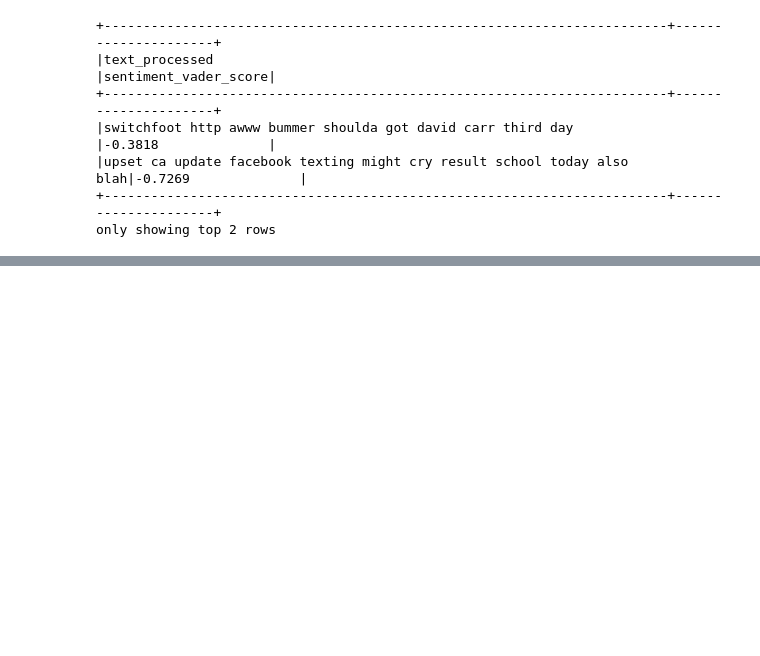
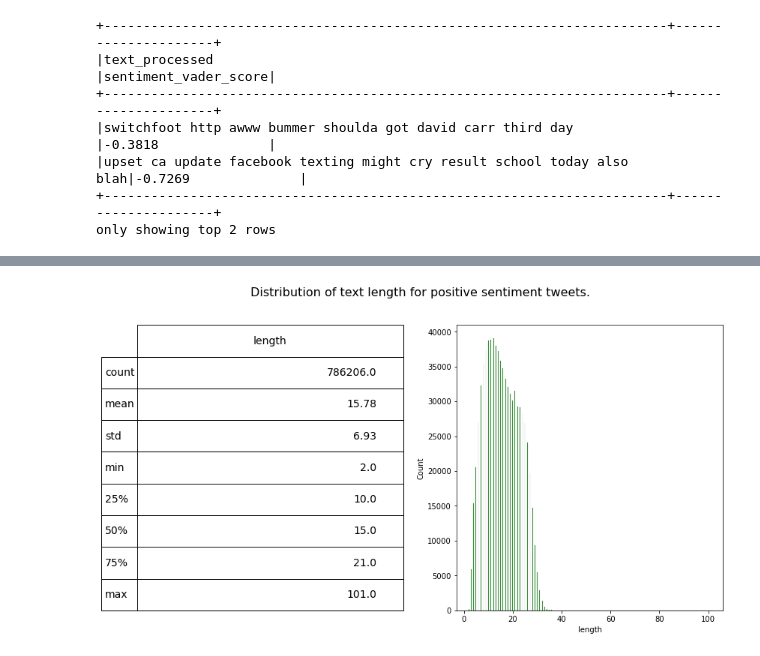
Before and after one commit to aytenkermencct/CA2_TweetAnalysis, a Jupyter notebook: TweetAnalysis.ipynb, the cells around one changed output, grey strips where cells are left out. Drawn from its saved outputs; the diff is of its cells as text; code cells hidden in the pictures; blank space fills up the shorter version.

```diff
--- a/TweetAnalysis.ipynb
+++ b/TweetAnalysis.ipynb
@@ -500,0 +513,30 @@ KeyboardInterrupt:
+# %%
+from pyspark.sql.functions import col, size,split
+
+final_df = final_df.withColumn('length', size(split(col('text'), ' ')))
+
+# Convert PySpark DataFrame to Pandas DataFrame for plotting
+final_df_pd = final_df.toPandas()
+
+# Plot the histogram
+fig = plt.figure(figsize=(14, 7))
+
+ax1 = fig.add_subplot(122)
+sns.histplot(final_df_pd[final_df_pd['sentiment'] == 'positive']['length'], ax=ax1, color='green')
+
+describe = final_df_pd['length'][final_df_pd['sentiment'] == 'positive'].describe().to_frame().round(2)
+
+ax2 = fig.add_subplot(121)
+ax2.axis('off')
+
+font_size = 14
+bbox = [0, 0, 1, 1]
+
+table = ax2.table(cellText=describe.values, rowLabels=describe.index, bbox=bbox, colLabels=describe.columns)
+table.set_fontsize(font_size)
+
+fig.suptitle('Distribution of text length for positive sentiment tweets.', fontsize=16)
+
+plt.show()
+# %% [output]
+[figure, added]
```
Also changed, not shown: parts of 17 cells of this notebook.
